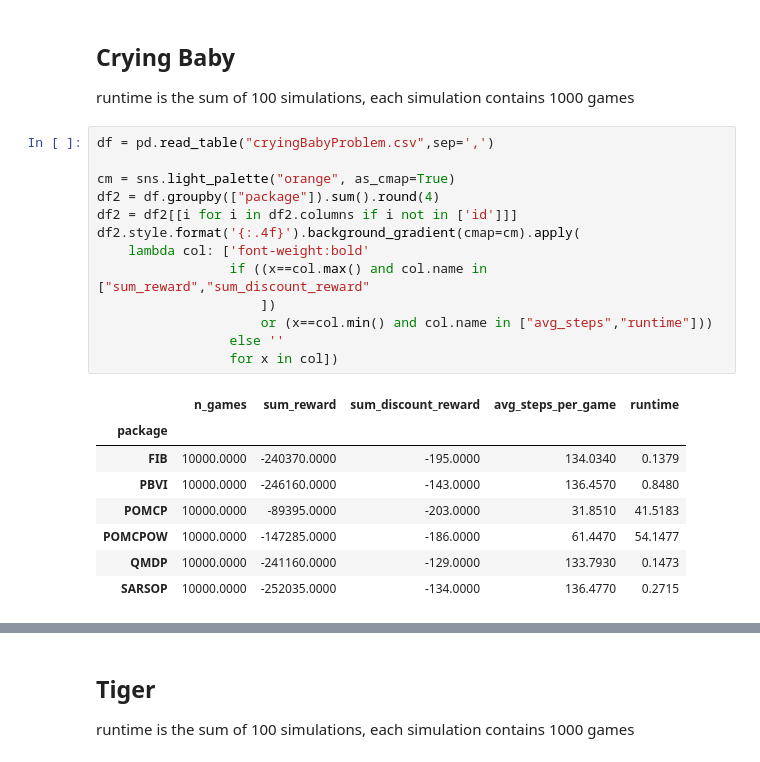
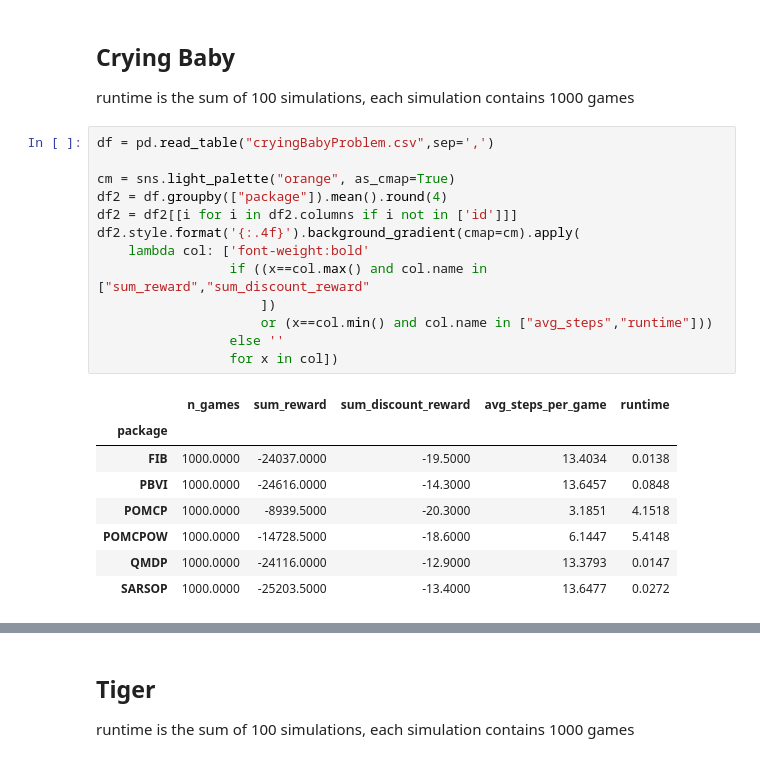
Before and after one commit to aliceyshu/8010_project, a Jupyter notebook: results/summary_results.ipynb, the cells around one changed output, grey strips where cells are left out. Saved outputs shown, nothing was run; the diff lists cells and outputs as text.

```diff
--- a/results/summary_results.ipynb
+++ b/results/summary_results.ipynb
@@ -19,24 +19,24 @@ runtime is the sum of 100 simulations, each simulation contains 1000 games
 # %%
 df = pd.read_table("cryingBabyProblem.csv",sep=',')
 
 cm = sns.light_palette("orange", as_cmap=True)
-df2 = df.groupby(["package"]).sum().round(4)
+df2 = df.groupby(["package"]).mean().round(4)
 df2 = df2[[i for i in df2.columns if i not in ['id']]]
 df2.style.format('{:.4f}').background_gradient(cmap=cm).apply(
     lambda col: ['font-weight:bold'
                  if ((x==col.max() and col.name in ["sum_reward","sum_discount_reward"
                      ])
                      or (x==col.min() and col.name in ["avg_steps","runtime"]))
                  else ''
                  for x in col])
 # %% [output]
 |  | n_games | sum_reward | sum_discount_reward | avg_steps_per_game | runtime |
 | package |  |  |  |  |  |
-| FIB | 10000.0000 | -240370.0000 | -195.0000 | 134.0340 | 0.1379 |
-| PBVI | 10000.0000 | -246160.0000 | -143.0000 | 136.4570 | 0.8480 |
-| POMCP | 10000.0000 | -89395.0000 | -203.0000 | 31.8510 | 41.5183 |
-| POMCPOW | 10000.0000 | -147285.0000 | -186.0000 | 61.4470 | 54.1477 |
-| QMDP | 10000.0000 | -241160.0000 | -129.0000 | 133.7930 | 0.1473 |
-| SARSOP | 10000.0000 | -252035.0000 | -134.0000 | 136.4770 | 0.2715 |
+| FIB | 1000.0000 | -24037.0000 | -19.5000 | 13.4034 | 0.0138 |
+| PBVI | 1000.0000 | -24616.0000 | -14.3000 | 13.6457 | 0.0848 |
+| POMCP | 1000.0000 | -8939.5000 | -20.3000 | 3.1851 | 4.1518 |
+| POMCPOW | 1000.0000 | -14728.5000 | -18.6000 | 6.1447 | 5.4148 |
+| QMDP | 1000.0000 | -24116.0000 | -12.9000 | 13.3793 | 0.0147 |
+| SARSOP | 1000.0000 | -25203.5000 | -13.4000 | 13.6477 | 0.0272 |
 # %%
 baby_runtime = df2["runtime"]
```
Also changed, not shown: parts of 31 cells of this notebook, 11 other files.
